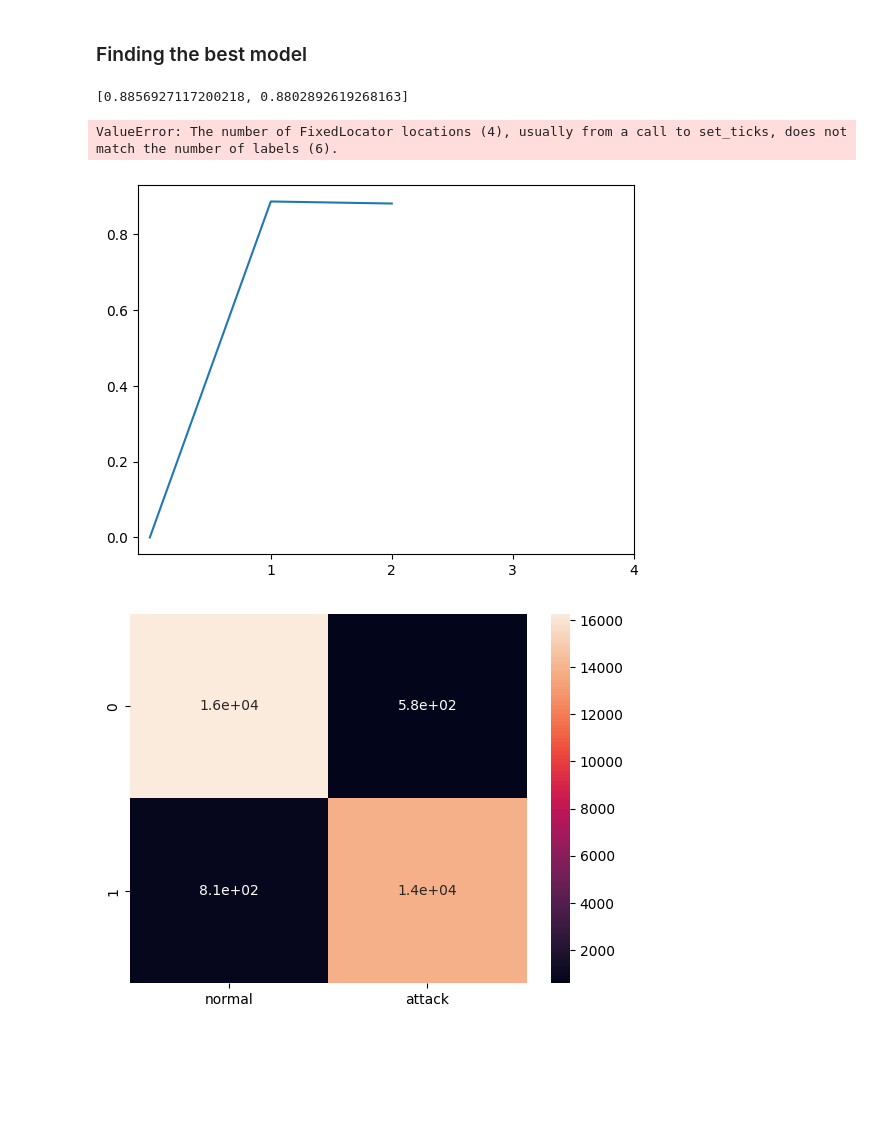
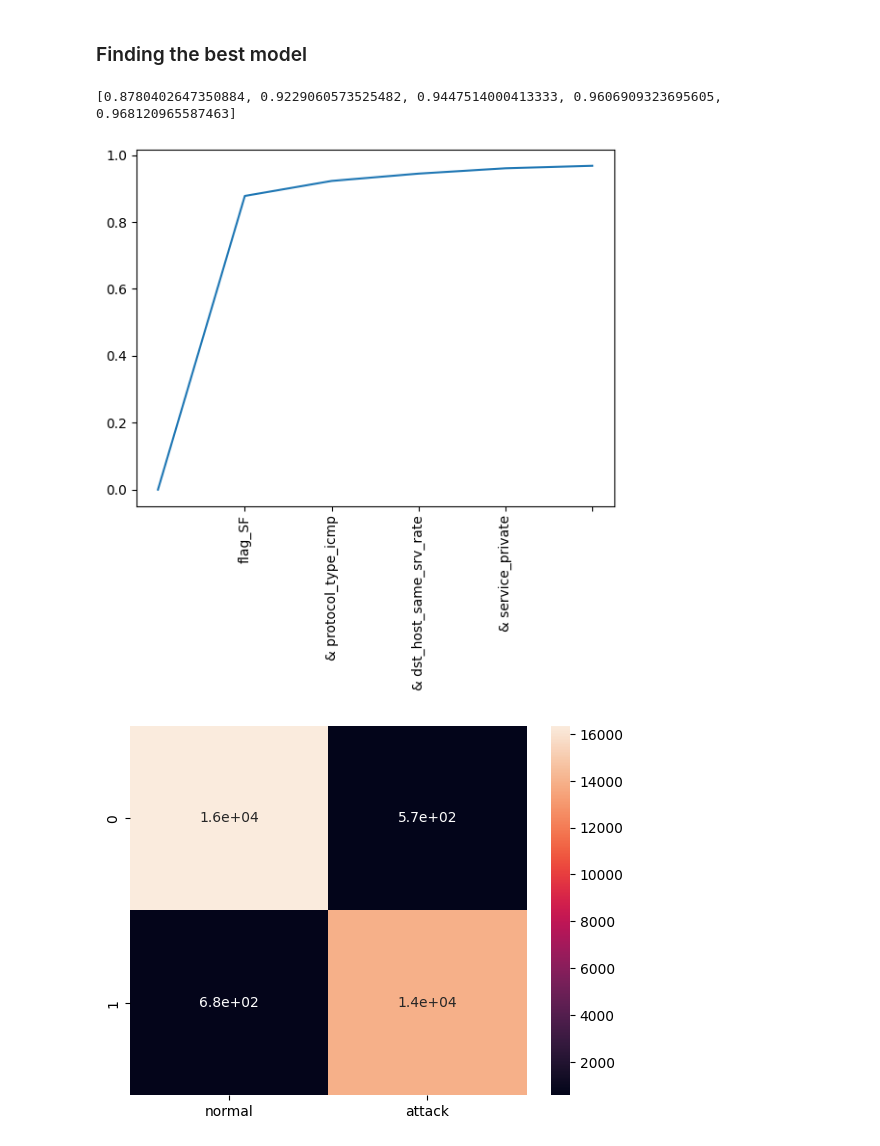
Before and after one commit to KhalidAFarah/StatisticalLearning, a Jupyter notebook: Report/Models/Logistical_Regression.ipynb, the cells around one changed output. Drawn from its saved outputs; the diff is of its cells as text; code cells hidden in the pictures; blank space fills up the shorter version.

```diff
--- a/Report/Models/Logistical_Regression.ipynb
+++ b/Report/Models/Logistical_Regression.ipynb
@@ -220,7 +220,7 @@ def best_logistical_model_with_the_feature_set(dataset_train, dataset_test, atta
     logistical_regression = LogisticRegression(max_iter=2000)
     logistical_regression.fit(dataset_train[list(feature_set)], attack_classes_train)
 
-    scores = cross_val_score(logistical_regression, dataset_test, attack_classes_test, scoring="accuracy", cv=10)
+    scores = cross_val_score(logistical_regression, dataset_test[list(feature_set)], attack_classes_test, scoring="accuracy", cv=10)
 
     return {'model': logistical_regression, 'accuracy': np.mean(scores), 'std': np.std(scores),'var': np.var(scores), 'feature_set': list(feature_set), "scores": scores}
 
@@ -326,10 +326,15 @@ best_model = models.loc[models['accuracy'].idxmax()]
 
 run = True
 iteration = 0
+
+print(f"--- iteration {iteration} ---")
+print("Features:", features_temp)
+print("Starting accuracy:", accuracy)
+
 while run:
     temp_list_results = []
     for feature in list(filter(lambda x: x not in features_temp, new_dataset.columns)):
-        model = best_logistical_model_with_the_feature_set_2(new_dataset, attack_classes_binary, [feature] + features_temp)
+        model = best_logistical_model_with_the_feature_set(dataset_train, dataset_test, attack_classes_binary_train, attack_classes_binary_test, ([feature] + features_temp))
         temp_list_results.append(model)
 
     temp_list_models = pd.DataFrame(temp_list_results)
@@ -337,10 +342,9 @@ while run:
     largest_index = temp_list_models['accuracy'].idxmax()
     accuracies.append(temp_list_models.loc[largest_index]['accuracy'])
 
-
-    if ((temp_list_models.loc[largest_index]['accuracy'] - accuracy) >= 0.001):
-        print(f"--- iteration {iteration} ---")
-        print("Features:", features_temp)
+    if ((temp_list_models.loc[largest_index]['accuracy'] - accuracy) >= 0.01):
+        print(f"--- iteration {iteration+1} ---")
+        print("Features:", temp_list_models.loc[largest_index]['feature_set'])
         print("Old-accuracy:", accuracy)
         print("New-accuracy:", temp_list_models.loc[largest_index]['accuracy'])
 
@@ -358,18 +362,17 @@ print("Features:", best_model['feature_set'])
 print("Accuracy:", best_model['accuracy'])
 print("Standard deviation:", best_model['std'])
 
-print("acurracies:", accuracies)
+print("accuracies:", accuracies)
 
+# Best forward selected logistical regression model features, accuracy and standard deviation
+# Features: ['service_private', 'dst_host_same_srv_rate', 'protocol_type_icmp', 'flag_SF']
+# Accuracy: 0.9621517942203873
+# Standard deviation: 0.0037936958067571963
+# accuracies: [0.8771191963183073, 0.9230011341468949, 0.9467518032935626, 0.9621517942203873, 0.9676130290795264]
 
-
-
-# model                          LogisticRegression(max_iter=2000)
-# accuracy                                                0.958244
-# std                                                     0.005038
-# feature_set    [service_http, service_ecr_i, last_flag, flag_SF]
-
-# confusion matrix
-# plot showing the accuracy over different number of predictors,
-# and a graph showing the logistical regression using a training set to make the model and test to show as the datapoints
-# acurracies: [0.9263316571831857, 0.944828289129599, 0.9582437601214894, 0.9648330781300214]
+# Best forward selected logistical regression model features, accuracy and standard deviation (with 0.001)
+# Features: ['flag_S1', 'srv_count', 'service_urp_i', 'count', 'last_flag', 'service_private', 'dst_host_same_srv_rate', 'protocol_type_icmp', 'flag_SF']
+# Accuracy: 0.9814249724024254
+# Standard deviation: 0.002456724686011413
+# accuracies: [0.8771191963183073, 0.9230011341468949, 0.9467518032935626, 0.9621517942203873, 0.9676130290795264, 0.9709152615846806, 0.9761860404159547, 0.9788531304974619, 0.9814249724024254, 0.9820283083064918]
 # %% [output]
@@ -454,12 +476,11 @@ def get_best_logistical_regression_model(dataset, attack_classes):
 # %%
 print(accuracies)
 plt.plot(range(len(accuracies)+1), [0] + accuracies)
-plt.xticks(ticks=[1,2,3,4], labels=['', 'flag_SF', '& last_flag', '& service_ecr_i', '& service_http', ''], rotation="vertical")
+plt.xticks(ticks=[1,2,3,4,5], labels=['flag_SF', '& protocol_type_icmp', '& dst_host_same_srv_rate', '& service_private', ''], rotation="vertical")
 plt.show()
 # %% [output]
-[0.8856927117200218, 0.8802892619268163]
+[0.8780402647350884, 0.9229060573525482, 0.9447514000413333, 0.9606909323695605, 0.968120965587463]
-ValueError: The number of FixedLocator locations (4), usually from a call to set_ticks, does not match the number of labels (6).
-[figure, old version]
+[figure, new version]
 # %%
 # best_model = best_logistical_model_with_the_feature_set(dataset_train, dataset_test, attack_classes_binary_train, attack_classes_binary_test, ['service_http', 'service_ecr_i', 'last_flag', 'flag_SF'])
 matrix = confusion_matrix(attack_classes_binary_test, best_model['model'].predict(dataset_test[best_model['feature_set']]))
```
Also changed, not shown: parts of 8 cells of this notebook, 7 other files.
